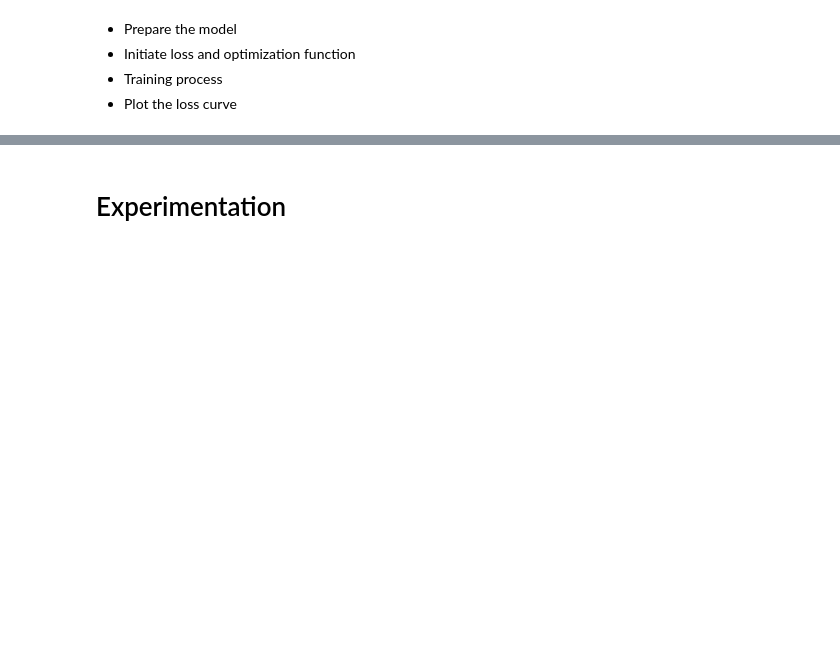
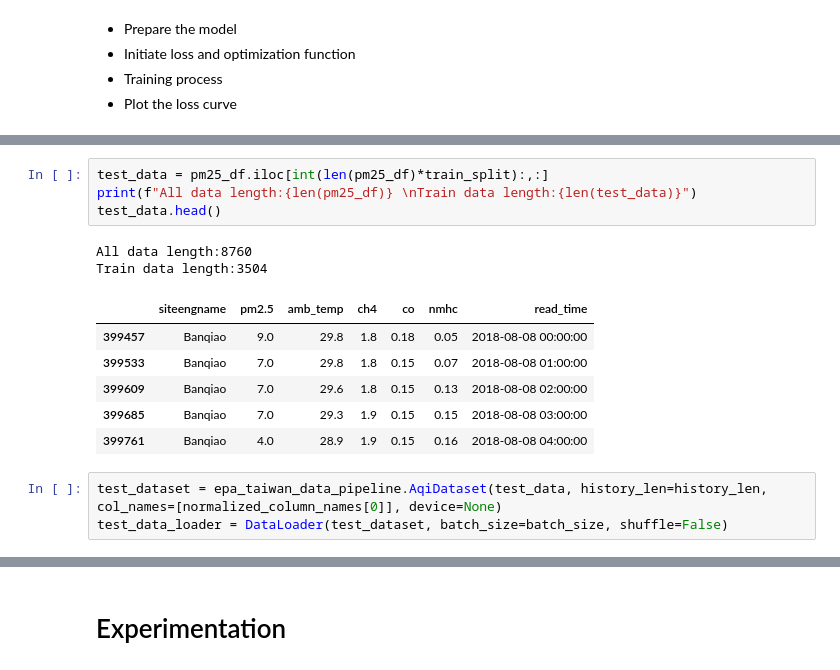
Before and after one commit to amrirasyidi/air_quality_forecasting, a Jupyter notebook: notebooks/2_lstnet_pipeline.ipynb, the cells around one changed output, grey strips where cells are left out. Saved outputs shown, nothing was run; the diff lists cells and outputs as text; blank space fills up the shorter version.

```diff
--- a/notebooks/2_lstnet_pipeline.ipynb
+++ b/notebooks/2_lstnet_pipeline.ipynb
@@ -234,0 +194,16 @@ weight_decay = 0.01
+# %%
+test_data = pm25_df.iloc[int(len(pm25_df)*train_split):,:]
+print(f"All data length:{len(pm25_df)} \nTrain data length:{len(test_data)}")
+test_data.head()
+# %% [output]
+All data length:8760
+Train data length:3504
+|  | siteengname | pm2.5 | amb_temp | ch4 | co | nmhc | read_time |
+| 399457 | Banqiao | 9.0 | 29.8 | 1.8 | 0.18 | 0.05 | 2018-08-08 00:00:00 |
+| 399533 | Banqiao | 7.0 | 29.8 | 1.8 | 0.15 | 0.07 | 2018-08-08 01:00:00 |
+| 399609 | Banqiao | 7.0 | 29.6 | 1.8 | 0.15 | 0.13 | 2018-08-08 02:00:00 |
+| 399685 | Banqiao | 7.0 | 29.3 | 1.9 | 0.15 | 0.15 | 2018-08-08 03:00:00 |
+| 399761 | Banqiao | 4.0 | 28.9 | 1.9 | 0.15 | 0.16 | 2018-08-08 04:00:00 |
+# %%
+test_dataset = epa_taiwan_data_pipeline.AqiDataset(test_data, history_len=history_len, col_names=[normalized_column_names[0]], device=None)
+test_data_loader = DataLoader(test_dataset, batch_size=batch_size, shuffle=False)
```
Also changed, not shown: parts of 32 cells of this notebook, 7 other files.
